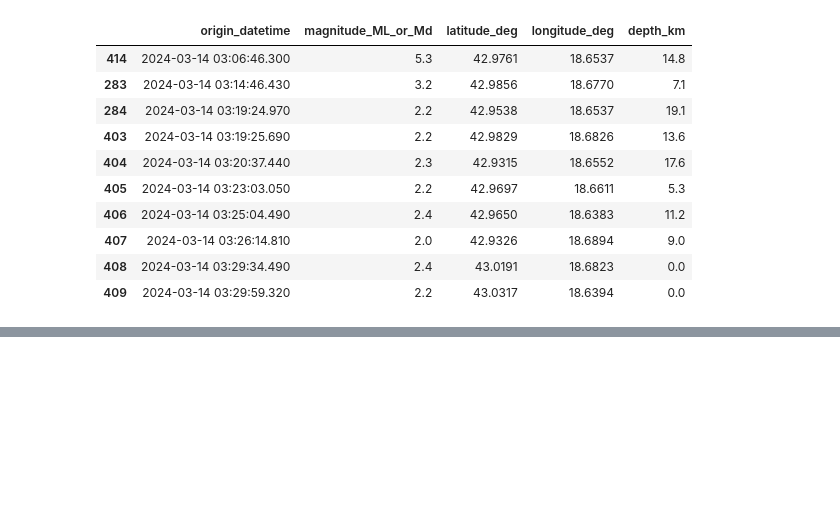
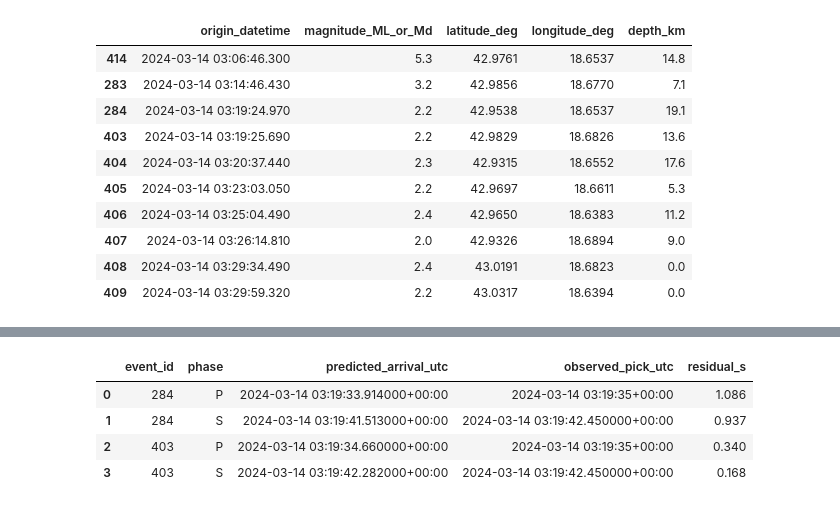
Before and after one commit to milena-seismo/DSB_capstone, a Jupyter notebook: DSB_Capstone_Milena.ipynb, the cells around one changed output, grey strips where cells are left out. Drawn from its saved outputs; the diff is of its cells as text; code cells hidden in the pictures; blank space fills up the shorter version.

```diff
--- a/DSB_Capstone_Milena.ipynb
+++ b/DSB_Capstone_Milena.ipynb
@@ -1405,0 +1490,49 @@ Catalogue earthquakes: 10
+# %%
+# Set the CEME station elevation in kilometers.
+station_elevation_km = 0.802
+
+# Set the CG-506 first-layer velocities and the CEME pick times.
+phases = [
+    ("P", 6.03, "2024-03-14T03:19:35.000Z"),
+    ("S", 3.26, "2024-03-14T03:19:42.450Z"),
+]
+
+# Create an empty list for the comparison results.
+comparison_rows = []
+
+# Compare both catalogue events with the same pair of picks.
+for event_id in [284, 403]:
+    # Read the catalogue row and its origin time in UTC.
+    event = ceme_catalog.loc[event_id]
+    origin = pd.to_datetime(event["origin_datetime"], utc=True)
+
+    # Estimate the direct path, assuming depth is relative to sea level.
+    path_km = hypot(
+        event["epicentral_distance_km"],
+        event["depth_km"] + station_elevation_km,
+    )
+
+    # Predict the arrival and calculate the residual for each phase.
+    for phase, velocity_km_s, pick_time in phases:
+        travel_time_s = path_km / velocity_km_s
+        predicted_arrival = origin + pd.to_timedelta(travel_time_s, unit="s")
+        observed_pick = pd.to_datetime(pick_time, utc=True)
+        residual_s = (observed_pick - predicted_arrival).total_seconds()
+
+        # Save one row for this event and phase.
+        comparison_rows.append({
+            "event_id": event_id,
+            "phase": phase,
+            "predicted_arrival_utc": predicted_arrival.round("ms"),
+            "observed_pick_utc": observed_pick,
+            "residual_s": residual_s,
+        })
+
+# Display the P and S comparisons for both events.
+display(pd.DataFrame(comparison_rows).round({"residual_s": 3}))
+# %% [output]
+|  | event_id | phase | predicted_arrival_utc | observed_pick_utc | residual_s |
+| 0 | 284 | P | 2024-03-14 03:19:33.914000+00:00 | 2024-03-14 03:19:35+00:00 | 1.086 |
+| 1 | 284 | S | 2024-03-14 03:19:41.513000+00:00 | 2024-03-14 03:19:42.450000+00:00 | 0.937 |
+| 2 | 403 | P | 2024-03-14 03:19:34.660000+00:00 | 2024-03-14 03:19:35+00:00 | 0.340 |
+| 3 | 403 | S | 2024-03-14 03:19:42.282000+00:00 | 2024-03-14 03:19:42.450000+00:00 | 0.168 |
```
Also changed, not shown: parts of 2 cells of this notebook.
